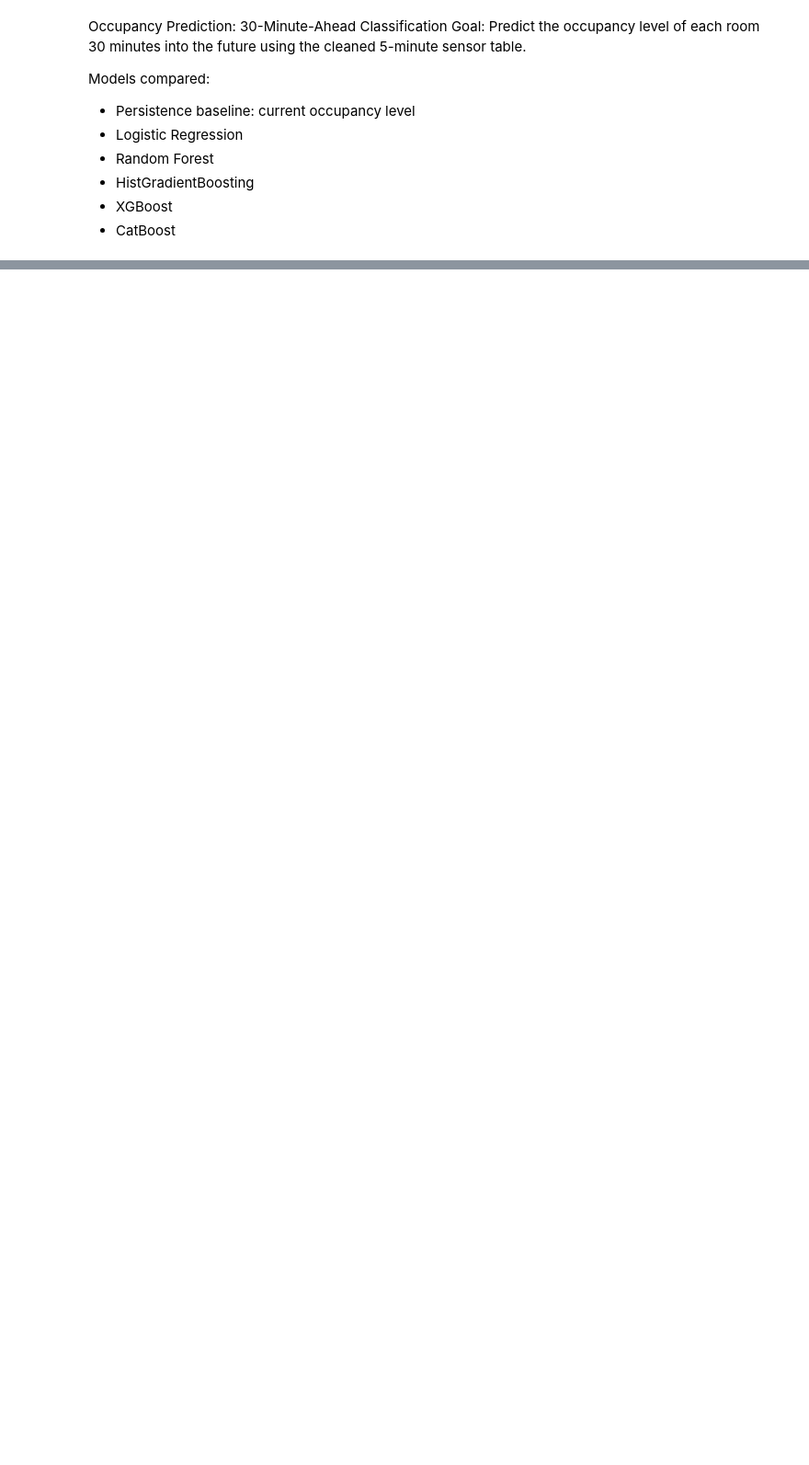
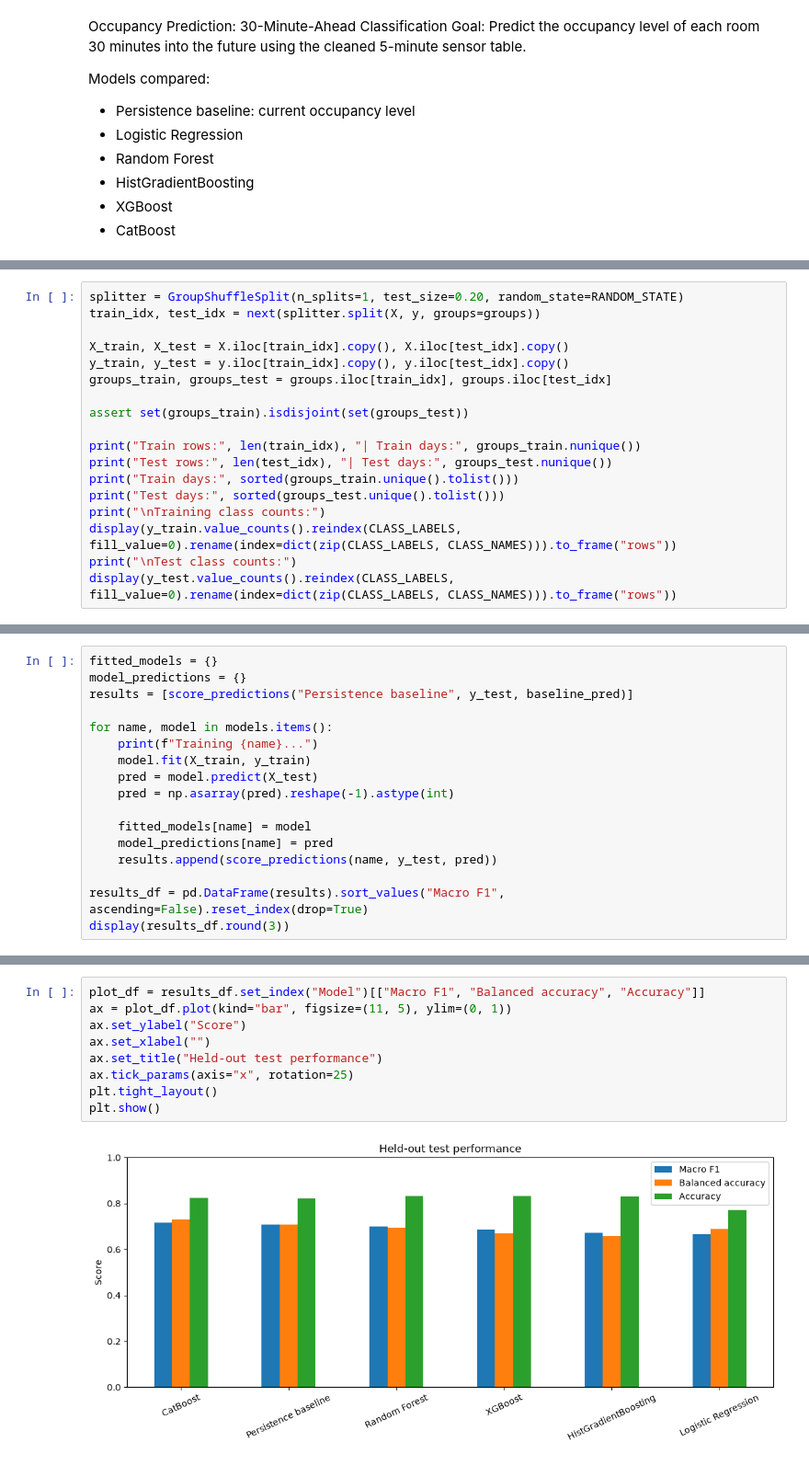
Before and after one commit to SimrahRuqiya/adaptive-district-backbone, a Jupyter notebook: notebooks/04_single_step_pred.ipynb, the cells around one changed output, grey strips where cells are left out. Shown at 92% size. Drawn from its saved outputs; the diff is of its cells as text; blank space fills up the shorter version.

```diff
--- a/notebooks/04_single_step_pred.ipynb
+++ b/notebooks/04_single_step_pred.ipynb
@@ -41,0 +181,18 @@ ModuleNotFoundError: No module named 'numpy'
+# %%
+splitter = GroupShuffleSplit(n_splits=1, test_size=0.20, random_state=RANDOM_STATE)
+train_idx, test_idx = next(splitter.split(X, y, groups=groups))
+
+X_train, X_test = X.iloc[train_idx].copy(), X.iloc[test_idx].copy()
+y_train, y_test = y.iloc[train_idx].copy(), y.iloc[test_idx].copy()
+groups_train, groups_test = groups.iloc[train_idx], groups.iloc[test_idx]
+
+assert set(groups_train).isdisjoint(set(groups_test))
+
+print("Train rows:", len(train_idx), "| Train days:", groups_train.nunique())
+print("Test rows:", len(test_idx), "| Test days:", groups_test.nunique())
+print("Train days:", sorted(groups_train.unique().tolist()))
+print("Test days:", sorted(groups_test.unique().tolist()))
+print("\nTraining class counts:")
+display(y_train.value_counts().reindex(CLASS_LABELS, fill_value=0).rename(index=dict(zip(CLASS_LABELS, CLASS_NAMES))).to_frame("rows"))
+print("\nTest class counts:")
+display(y_test.value_counts().reindex(CLASS_LABELS, fill_value=0).rename(index=dict(zip(CLASS_LABELS, CLASS_NAMES))).to_frame("rows"))
@@ -41,0 +329,17 @@ ModuleNotFoundError: No module named 'numpy'
+# %%
+fitted_models = {}
+model_predictions = {}
+results = [score_predictions("Persistence baseline", y_test, baseline_pred)]
+
+for name, model in models.items():
+    print(f"Training {name}...")
+    model.fit(X_train, y_train)
+    pred = model.predict(X_test)
+    pred = np.asarray(pred).reshape(-1).astype(int)
+
+    fitted_models[name] = model
+    model_predictions[name] = pred
+    results.append(score_predictions(name, y_test, pred))
+
+results_df = pd.DataFrame(results).sort_values("Macro F1", ascending=False).reset_index(drop=True)
+display(results_df.round(3))
@@ -41,0 +359,11 @@ ModuleNotFoundError: No module named 'numpy'
+# %%
+plot_df = results_df.set_index("Model")[["Macro F1", "Balanced accuracy", "Accuracy"]]
+ax = plot_df.plot(kind="bar", figsize=(11, 5), ylim=(0, 1))
+ax.set_ylabel("Score")
+ax.set_xlabel("")
+ax.set_title("Held-out test performance")
+ax.tick_params(axis="x", rotation=25)
+plt.tight_layout()
+plt.show()
+# %% [output]
+[figure, added]
```
Also changed, not shown: parts of 14 cells of this notebook.
